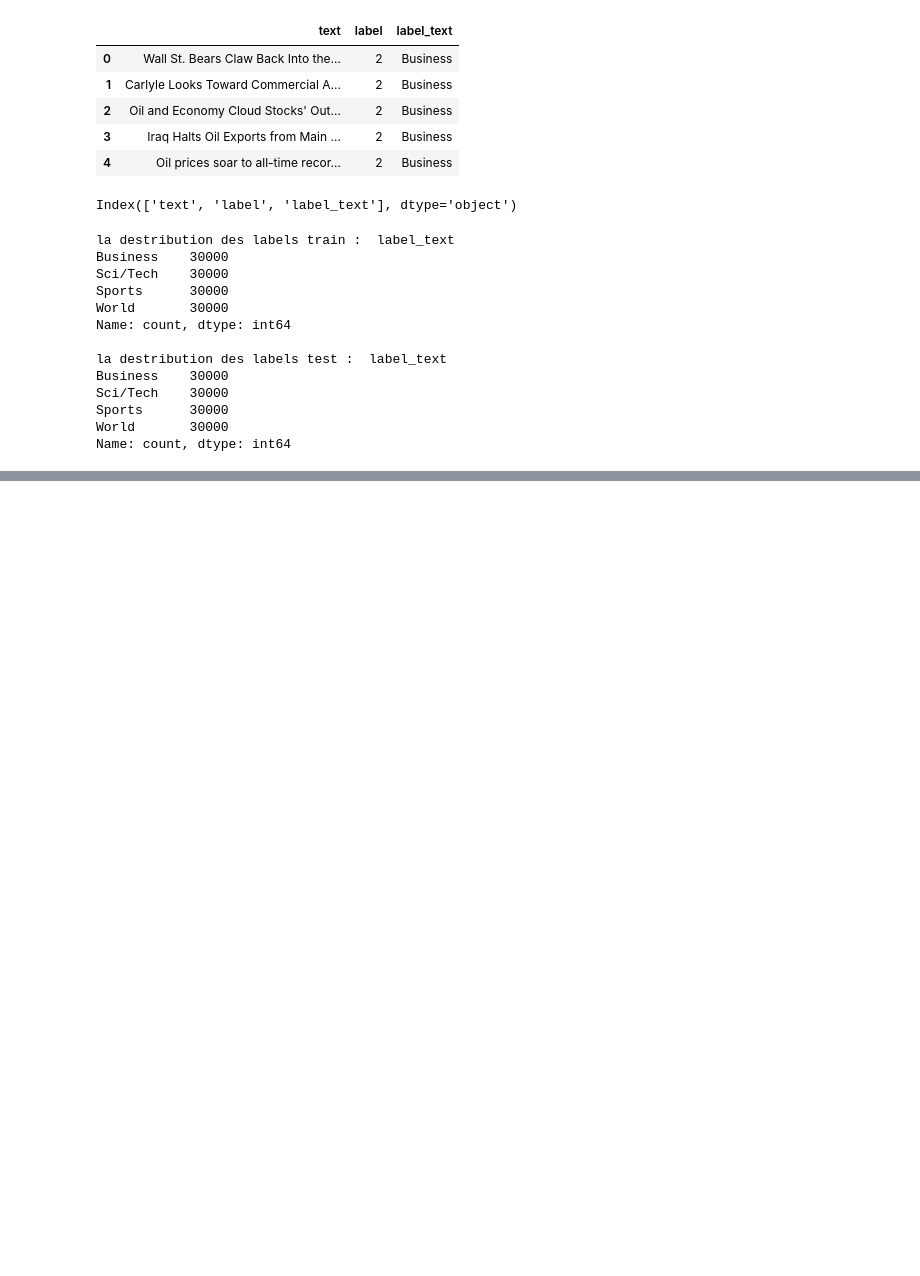
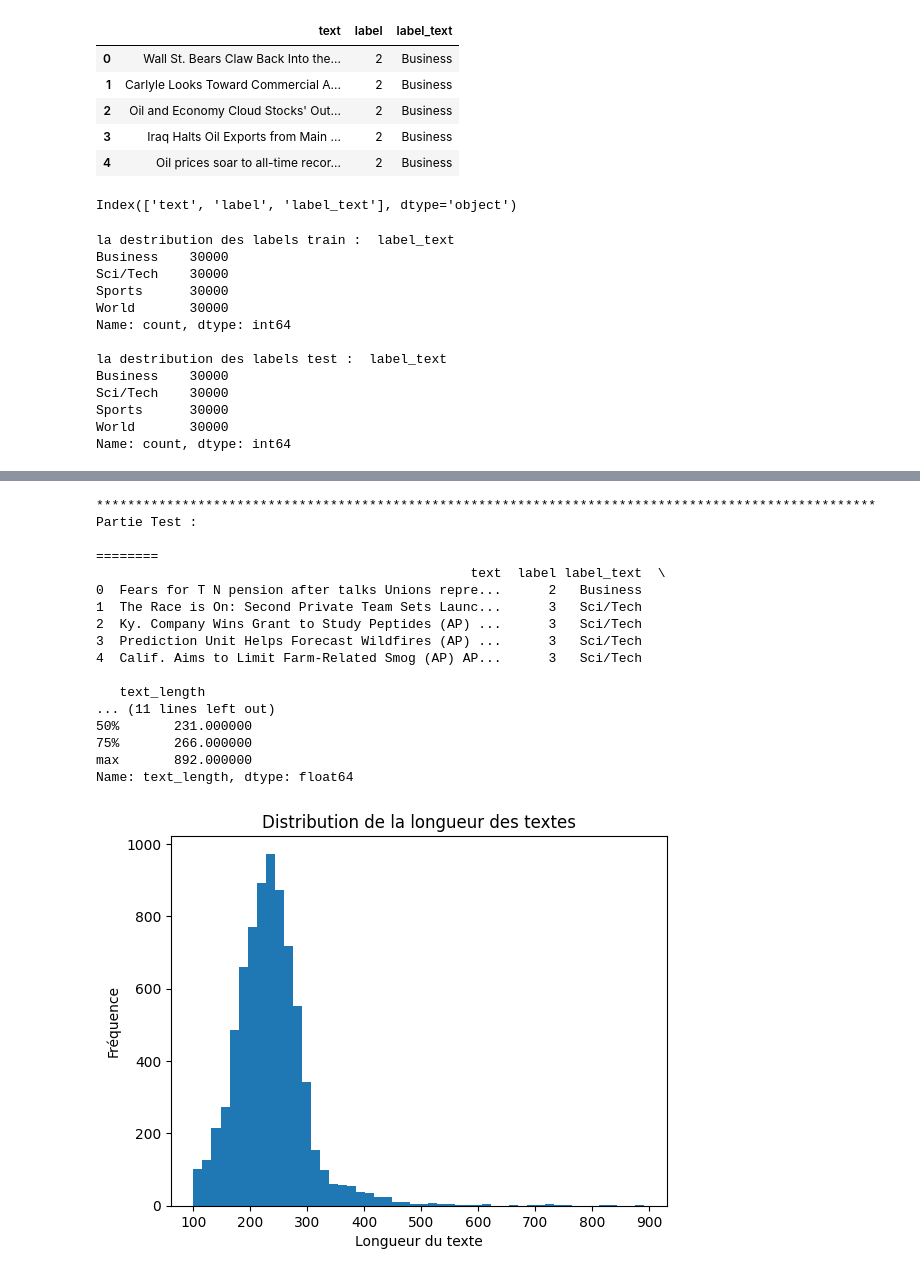
Before and after one commit to bouchramilo/News_Classifier, a Jupyter notebook: notebooks/partie_1.ipynb, the cells around one changed output, grey strips where cells are left out. Drawn from its saved outputs; the diff is of its cells as text; code cells hidden in the pictures; blank space fills up the shorter version.

```diff
--- a/notebooks/partie_1.ipynb
+++ b/notebooks/partie_1.ipynb
@@ -45,0 +92,23 @@ Name: count, dtype: int64
+# %%
+print("****"*25)
+print("Partie Test : \n")
+analyse_len_text(df_test, "text")
+# %% [output]
+****************************************************************************************************
+Partie Test :
+
+========
+                                                text  label label_text  \
+0  Fears for T N pension after talks Unions repre...      2   Business
+1  The Race is On: Second Private Team Sets Launc...      3   Sci/Tech
+2  Ky. Company Wins Grant to Study Peptides (AP) ...      3   Sci/Tech
+3  Prediction Unit Helps Forecast Wildfires (AP) ...      3   Sci/Tech
+4  Calif. Aims to Limit Farm-Related Smog (AP) AP...      3   Sci/Tech
+
+   text_length
+... (11 lines left out)
+50%       231.000000
+75%       266.000000
+max       892.000000
+Name: text_length, dtype: float64
+[figure, added]
```
Also changed, not shown: parts of 15 cells of this notebook, 1 other file.
